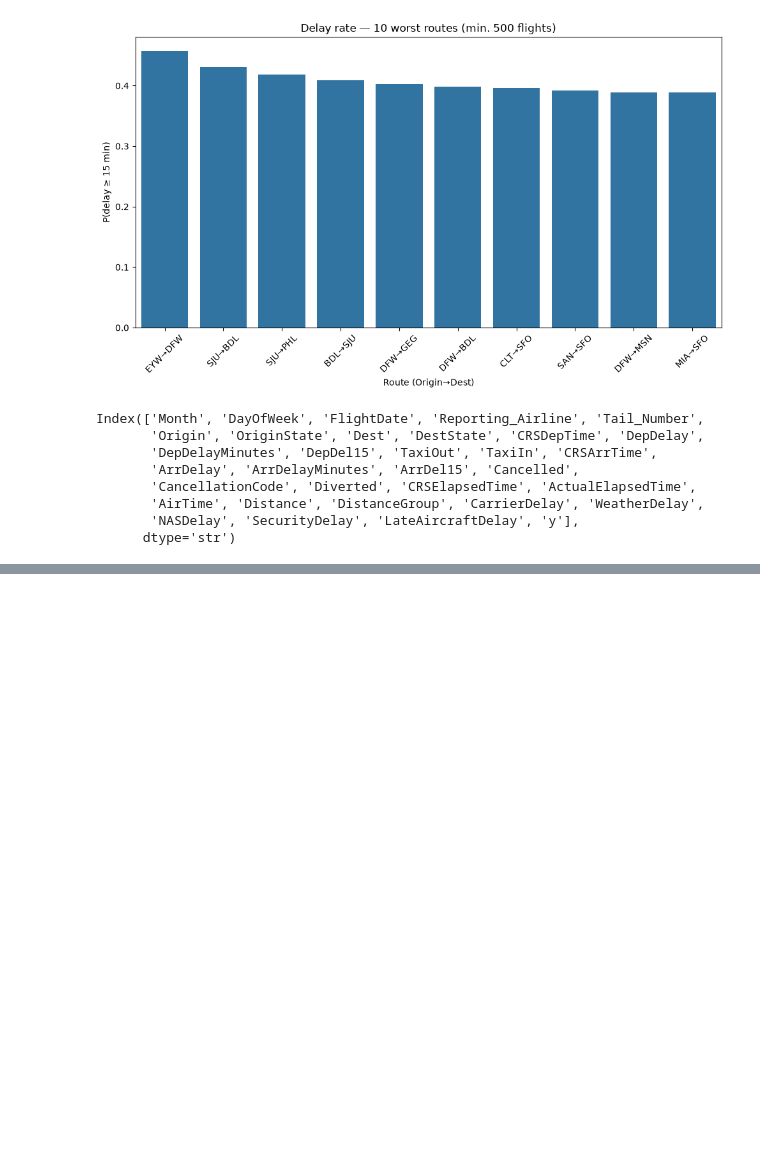
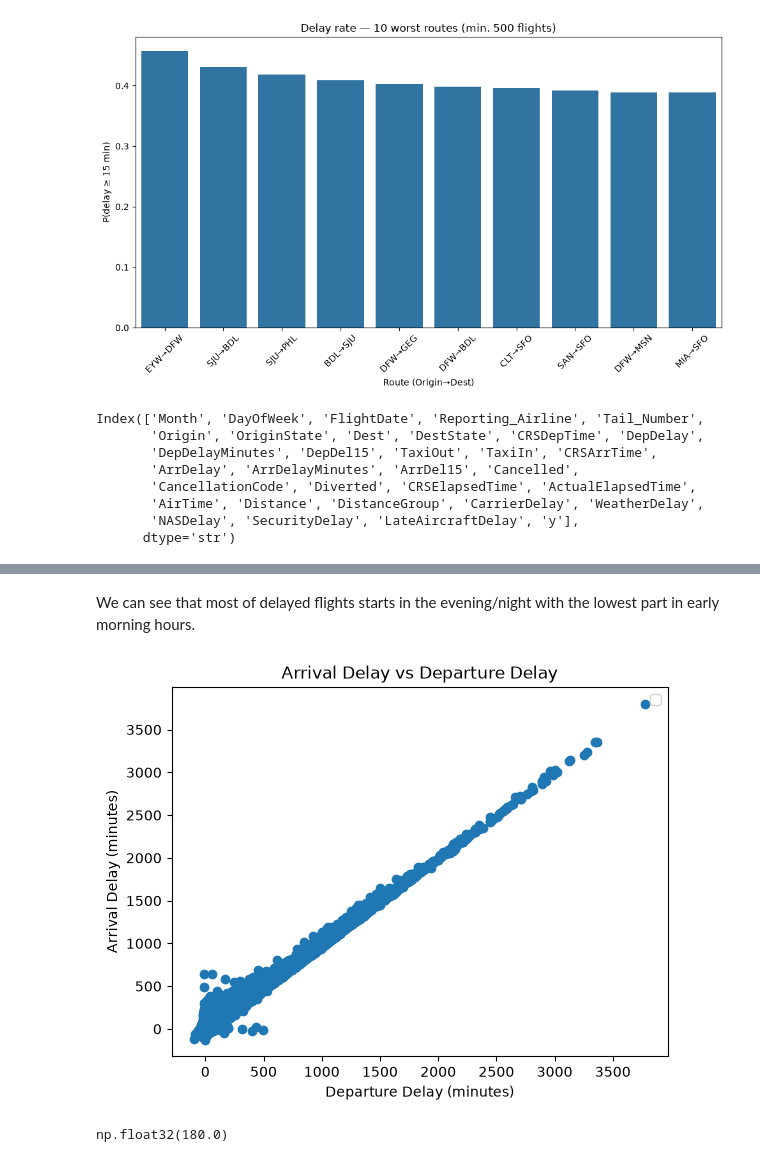
Before and after one commit to Micaet/flight_prediction, a Jupyter notebook: notebooks/EDA2.ipynb, the cells around one changed output, grey strips where cells are left out. Cells and saved outputs as stored; diff of their text form; code cells hidden in the pictures; blank space fills up the shorter version.

```diff
--- a/notebooks/EDA2.ipynb
+++ b/notebooks/EDA2.ipynb
@@ -161,0 +178,12 @@ Index(['Month', 'DayOfWeek', 'FlightDate', 'Reporting_Airline', 'Tail_Number',
+# %% [markdown]
+We can see that most of delayed flights starts in the evening/night with the lowest part in early morning hours.
+# %%
+import numpy as np
+plt.scatter(flights["DepDelay"], flights["ArrDelay"])
+plt.title("Arrival Delay vs Departure Delay")
+plt.xlabel("Departure Delay (minutes)")
+plt.ylabel("Arrival Delay (minutes)")
+plt.legend()
+plt.show()
+# %% [output]
+[figure, added]
@@ -161,0 +195,5 @@ Index(['Month', 'DayOfWeek', 'FlightDate', 'Reporting_Airline', 'Tail_Number',
+# %%
+flights[causes].notna().mean()
+(delayed[causes].sum(axis=1) - delayed["ArrDelayMinutes"]).abs().max()
+# %% [output]
+np.float32(180.0)
```
Also changed, not shown: parts of 18 cells of this notebook, 3 other files.
